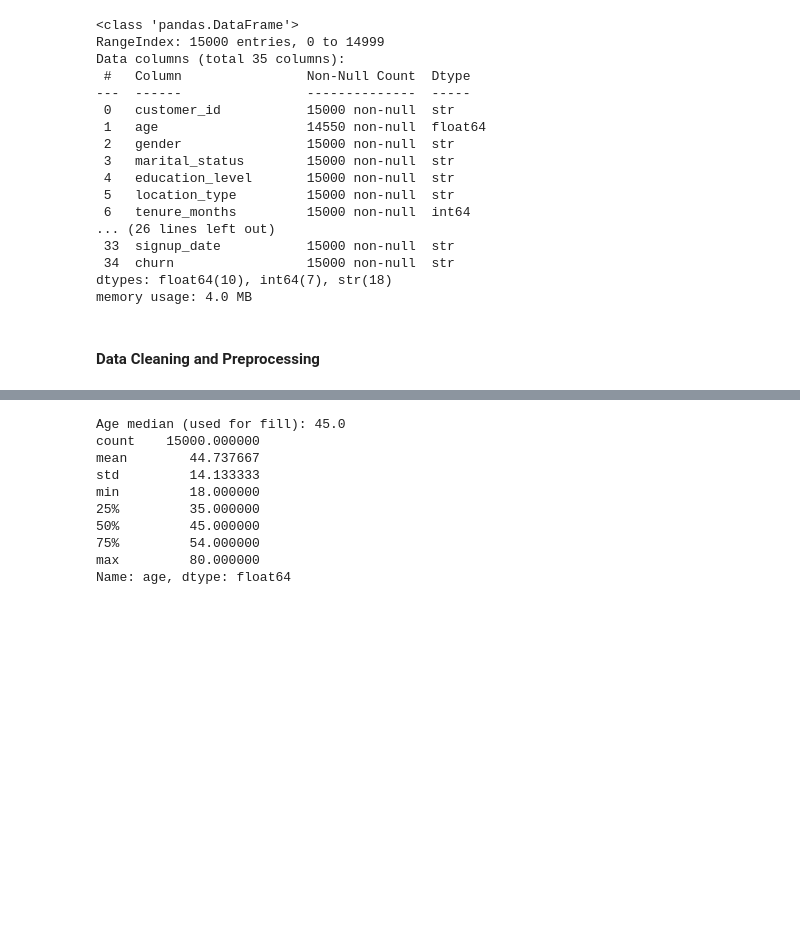
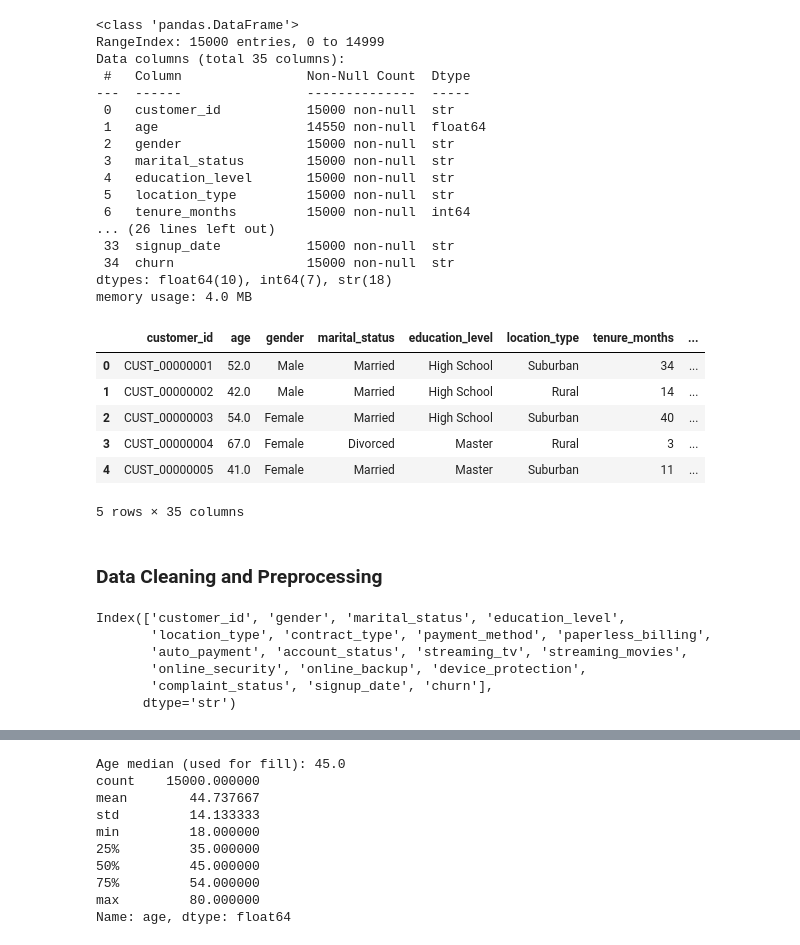
Before and after one commit to njagan04/ds-telecomer_customer_churn, a Jupyter notebook: INT199_Jagan_hypothesis_testing.ipynb, the cells around one changed output, grey strips where cells are left out. Drawn from its saved outputs; the diff is of its cells as text; code cells hidden in the pictures; blank space fills up the shorter version.

```diff
--- a/main.ipynb
+++ b/INT199_Jagan_hypothesis_testing.ipynb
@@ -22,12 +26,28 @@ Data columns (total 35 columns):
  34  churn                 15000 non-null  str
 dtypes: float64(10), int64(7), str(18)
 memory usage: 4.0 MB
+# %%
+display(df.head())
+# %% [output]
+|  | customer_id | age | gender | marital_status | education_level | location_type | tenure_months | ... |
+| 0 | CUST_00000001 | 52.0 | Male | Married | High School | Suburban | 34 | ... |
+| 1 | CUST_00000002 | 42.0 | Male | Married | High School | Rural | 14 | ... |
+| 2 | CUST_00000003 | 54.0 | Female | Married | High School | Suburban | 40 | ... |
+| 3 | CUST_00000004 | 67.0 | Female | Divorced | Master | Rural | 3 | ... |
+| 4 | CUST_00000005 | 41.0 | Female | Married | Master | Suburban | 11 | ... |
+5 rows × 35 columns
 # %% [markdown]
-#### Data Cleaning and Preprocessing
+### Data Cleaning and Preprocessing
 # %%
-# General cleaning: lowercase string columns
-
 string_cols = df.select_dtypes(include=['object', 'string']).columns
+print(string_cols)
 for col in string_cols:
     df[col] = df[col].astype(str).str.lower()
+# %% [output]
+Index(['customer_id', 'gender', 'marital_status', 'education_level',
+       'location_type', 'contract_type', 'payment_method', 'paperless_billing',
+       'auto_payment', 'account_status', 'streaming_tv', 'streaming_movies',
+       'online_security', 'online_backup', 'device_protection',
+       'complaint_status', 'signup_date', 'churn'],
+      dtype='str')
 # %%
```
Also changed, not shown: parts of 18 cells of this notebook.
